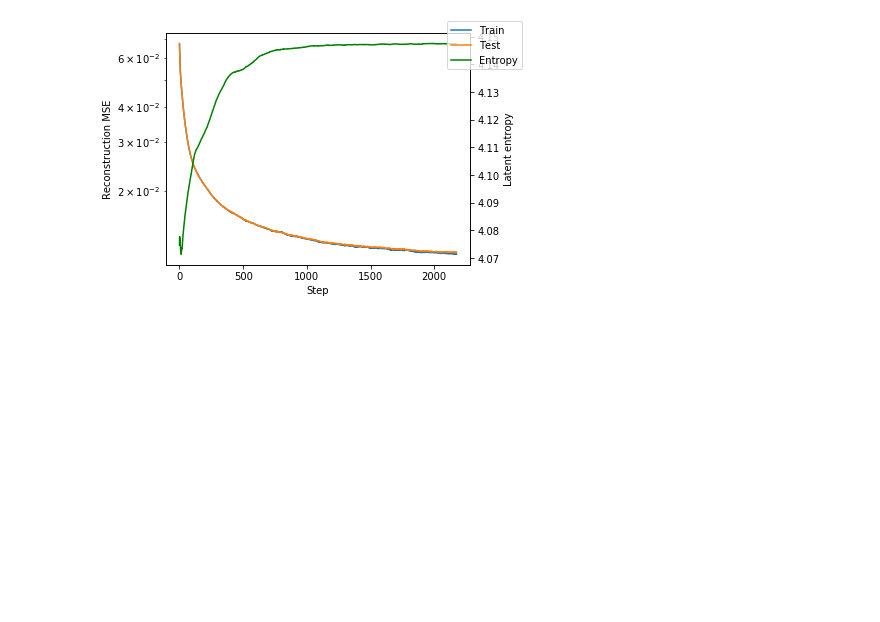
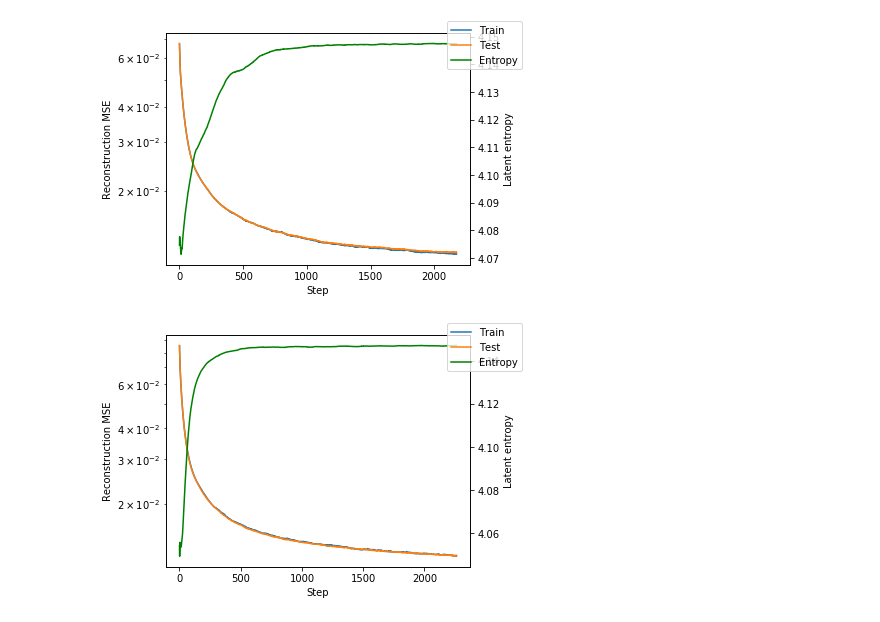
Before and after one commit to unixpickle/vq-draw, a Jupyter notebook: training_logs/plots.ipynb, the cells around one changed output. Saved outputs shown, nothing was run; the diff lists cells and outputs as text; code cells hidden in the pictures; blank space fills up the shorter version.

Commit message:
update plots & commands

```diff
--- a/training_logs/plots.ipynb
+++ b/training_logs/plots.ipynb
@@ -82,3 +82,7 @@ plot_log(parse_log('mnist_log.txt'))
 plot_log(parse_log('cifar_log.txt', step_interval=16))
 # %% [output]
 [figure]
+# %%
+plot_log(parse_log('celeba_log.txt', step_interval=16))
+# %% [output]
+[figure, added]
```
Also changed, not shown: 1 other file.
